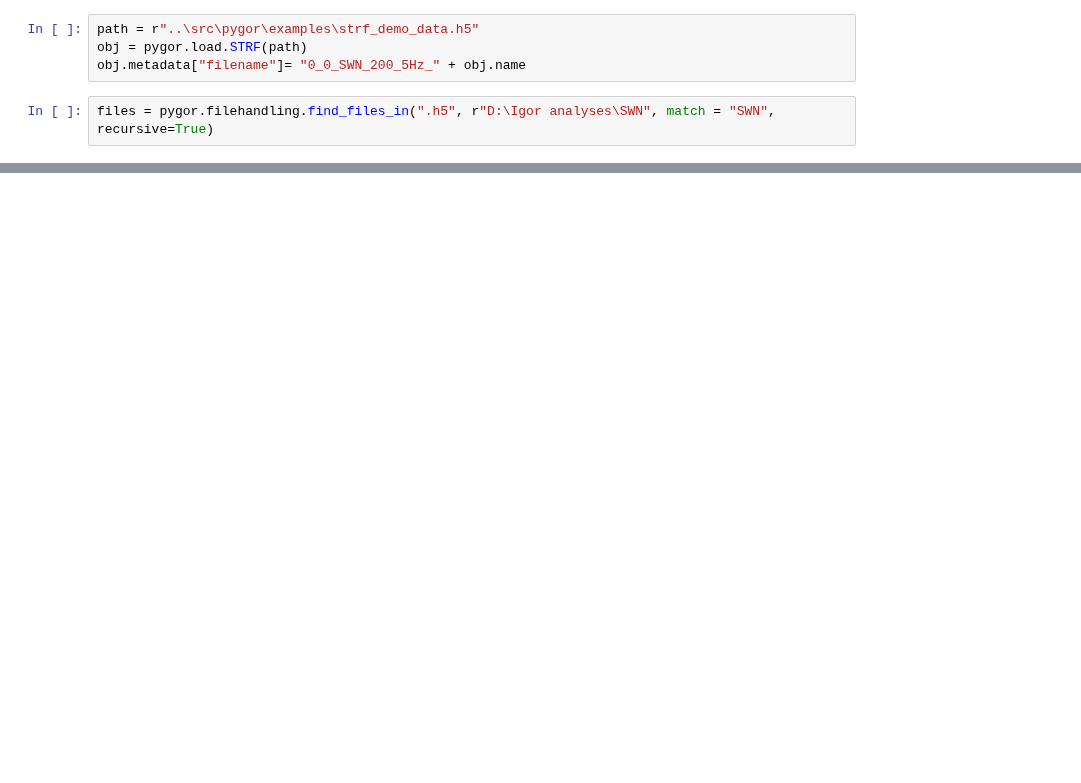
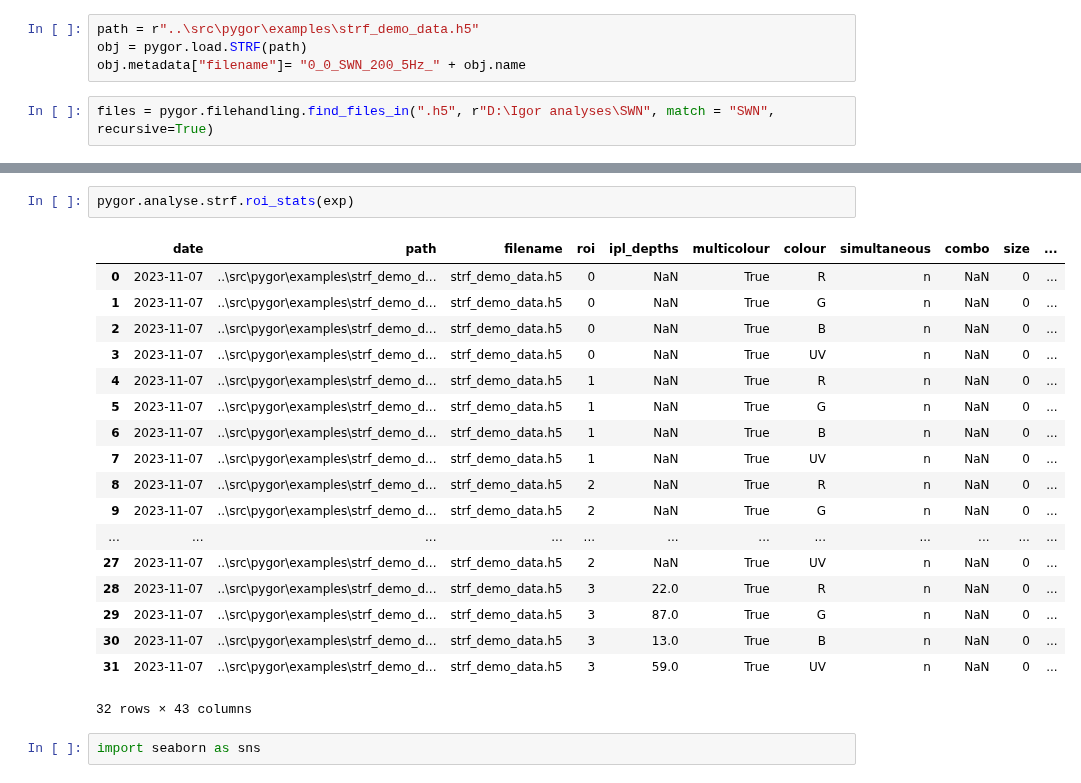
Before and after one commit to simbru/pygor, a Jupyter notebook: Notebooks/clustering_testing.ipynb, the cells around one changed output, grey strips where cells are left out. Drawn from its saved outputs; the diff is of its cells as text; blank space fills up the shorter version.

```diff
--- a/Notebooks/clustering_testing.ipynb
+++ b/Notebooks/clustering_testing.ipynb
@@ -40,0 +41,23 @@ Attached data: <class 'pygor.classes.strf.STRF'>
+# %%
+pygor.analyse.strf.roi_stats(exp)
+# %% [output]
+|  | date | path | filename | roi | ipl_depths | multicolour | colour | simultaneous | combo | size | ... |
+| 0 | 2023-11-07 | ..\src\pygor\examples\strf_demo_d... | strf_demo_data.h5 | 0 | NaN | True | R | n | NaN | 0 | ... |
+| 1 | 2023-11-07 | ..\src\pygor\examples\strf_demo_d... | strf_demo_data.h5 | 0 | NaN | True | G | n | NaN | 0 | ... |
+| 2 | 2023-11-07 | ..\src\pygor\examples\strf_demo_d... | strf_demo_data.h5 | 0 | NaN | True | B | n | NaN | 0 | ... |
+| 3 | 2023-11-07 | ..\src\pygor\examples\strf_demo_d... | strf_demo_data.h5 | 0 | NaN | True | UV | n | NaN | 0 | ... |
+| 4 | 2023-11-07 | ..\src\pygor\examples\strf_demo_d... | strf_demo_data.h5 | 1 | NaN | True | R | n | NaN | 0 | ... |
+| 5 | 2023-11-07 | ..\src\pygor\examples\strf_demo_d... | strf_demo_data.h5 | 1 | NaN | True | G | n | NaN | 0 | ... |
+| 6 | 2023-11-07 | ..\src\pygor\examples\strf_demo_d... | strf_demo_data.h5 | 1 | NaN | True | B | n | NaN | 0 | ... |
+| 7 | 2023-11-07 | ..\src\pygor\examples\strf_demo_d... | strf_demo_data.h5 | 1 | NaN | True | UV | n | NaN | 0 | ... |
+| 8 | 2023-11-07 | ..\src\pygor\examples\strf_demo_d... | strf_demo_data.h5 | 2 | NaN | True | R | n | NaN | 0 | ... |
+| 9 | 2023-11-07 | ..\src\pygor\examples\strf_demo_d... | strf_demo_data.h5 | 2 | NaN | True | G | n | NaN | 0 | ... |
+| ... | ... | ... | ... | ... | ... | ... | ... | ... | ... | ... | ... |
+| 27 | 2023-11-07 | ..\src\pygor\examples\strf_demo_d... | strf_demo_data.h5 | 2 | NaN | True | UV | n | NaN | 0 | ... |
+| 28 | 2023-11-07 | ..\src\pygor\examples\strf_demo_d... | strf_demo_data.h5 | 3 | 22.0 | True | R | n | NaN | 0 | ... |
+| 29 | 2023-11-07 | ..\src\pygor\examples\strf_demo_d... | strf_demo_data.h5 | 3 | 87.0 | True | G | n | NaN | 0 | ... |
+| 30 | 2023-11-07 | ..\src\pygor\examples\strf_demo_d... | strf_demo_data.h5 | 3 | 13.0 | True | B | n | NaN | 0 | ... |
+| 31 | 2023-11-07 | ..\src\pygor\examples\strf_demo_d... | strf_demo_data.h5 | 3 | 59.0 | True | UV | n | NaN | 0 | ... |
+32 rows × 43 columns
+# %%
+import seaborn as sns
```
Also changed, not shown: parts of 35 cells of this notebook, 14 other files.
